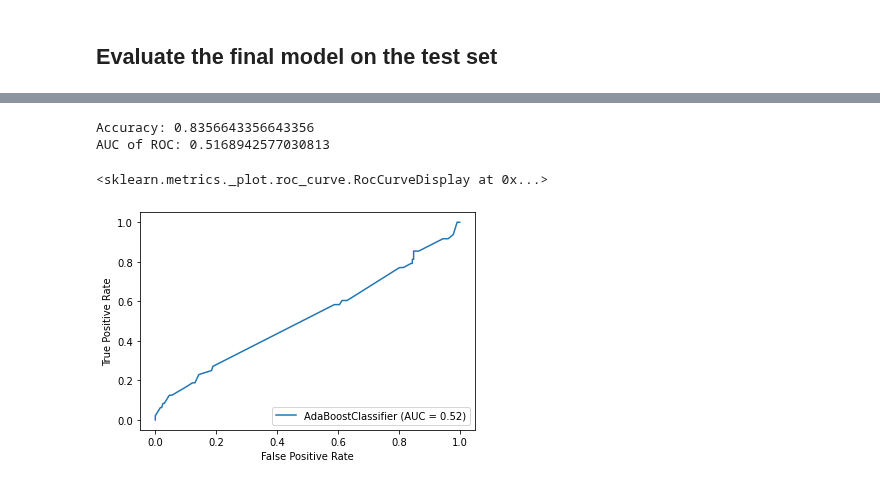
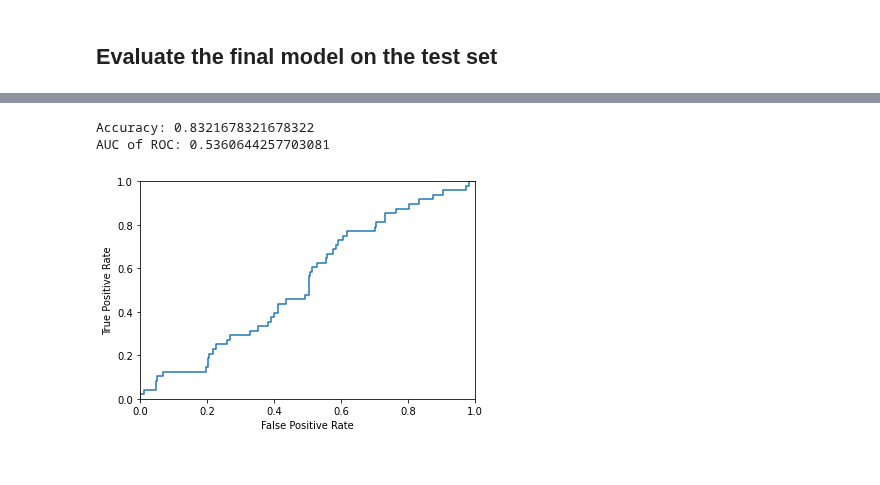
Before and after one commit to yujing1004/cs7641, a Jupyter notebook: assignment1/assignment1.ipynb, the cells around one changed output, grey strips where cells are left out. Saved outputs shown, nothing was run; the diff lists cells and outputs as text; code cells hidden in the pictures.

Commit message:
Add neural network model

```diff
--- a/assignment1/assignment1.ipynb
+++ b/assignment1/assignment1.ipynb
@@ -157,6 +159,16 @@ model_hyper_parameters = {
             'max_features': 'sqrt',
         },
     },
+    'neural-network': {
+        'compiler': {
+            'loss': 'binary_crossentropy',
+            'optimizer': 'adam',
+            'metrics': ['accuracy'],
+        },
+        'epochs': 150,
+        'batch_size': 50,
+        'verbose': 1,
+    },
 }
-model_name = 'ada-boost'
+model_name = 'neural-network'
 # %%
@@ -236,5 +308,14 @@ elif model_name == 'knn':
 # Predict on test set
 test_X = pipeline.transform(test_set)
 test_y = np.array(test_set['depressed'])
-pred_y = clf.predict(test_X)
-pred_proba = clf.predict_proba(test_X)
+
+if model_name == 'neural-network':
+    pred_proba = clf.predict(
+        test_X,
+        batch_size=model_hyper_parameters[model_name]['batch_size'],
+        verbose=model_hyper_parameters[model_name]['verbose'],
+    )
+    pred_y = np.argmax(pred_proba, axis=1)
+else:
+    pred_proba = clf.predict_proba(test_X)[:, 1]
+    pred_y = clf.predict(test_X)
@@ -241,10 +324,16 @@ pred_proba = clf.predict_proba(test_X)
 # %%
 # Evaluate on test set
 print('Accuracy: {}'.format(accuracy_score(test_y, pred_y)))
-print('AUC of ROC: {}'.format(roc_auc_score(test_y, pred_proba[:, 1])))
-plot_roc_curve(clf, test_X, test_y)
+print('AUC of ROC: {}'.format(roc_auc_score(test_y, pred_proba)))
+if model_name == 'neural-network':
+    fpr , tpr , _ = roc_curve(test_y , pred_proba)
+    plt.plot(fpr, tpr)
+    plt.axis([0, 1, 0, 1])
+    plt.xlabel('False Positive Rate')
+    plt.ylabel('True Positive Rate')
+else:
+    plot_roc_curve(clf, test_X, test_y)
 # %% [output]
-Accuracy: 0.8356643356643356
-AUC of ROC: 0.5168942577030813
+Accuracy: 0.8321678321678322
+AUC of ROC: 0.5360644257703081
-<sklearn.metrics._plot.roc_curve.RocCurveDisplay at 0x...>
-[figure, old version]
+[figure, new version]
```
Also changed, not shown: parts of 3 cells of this notebook, 1 other file.
